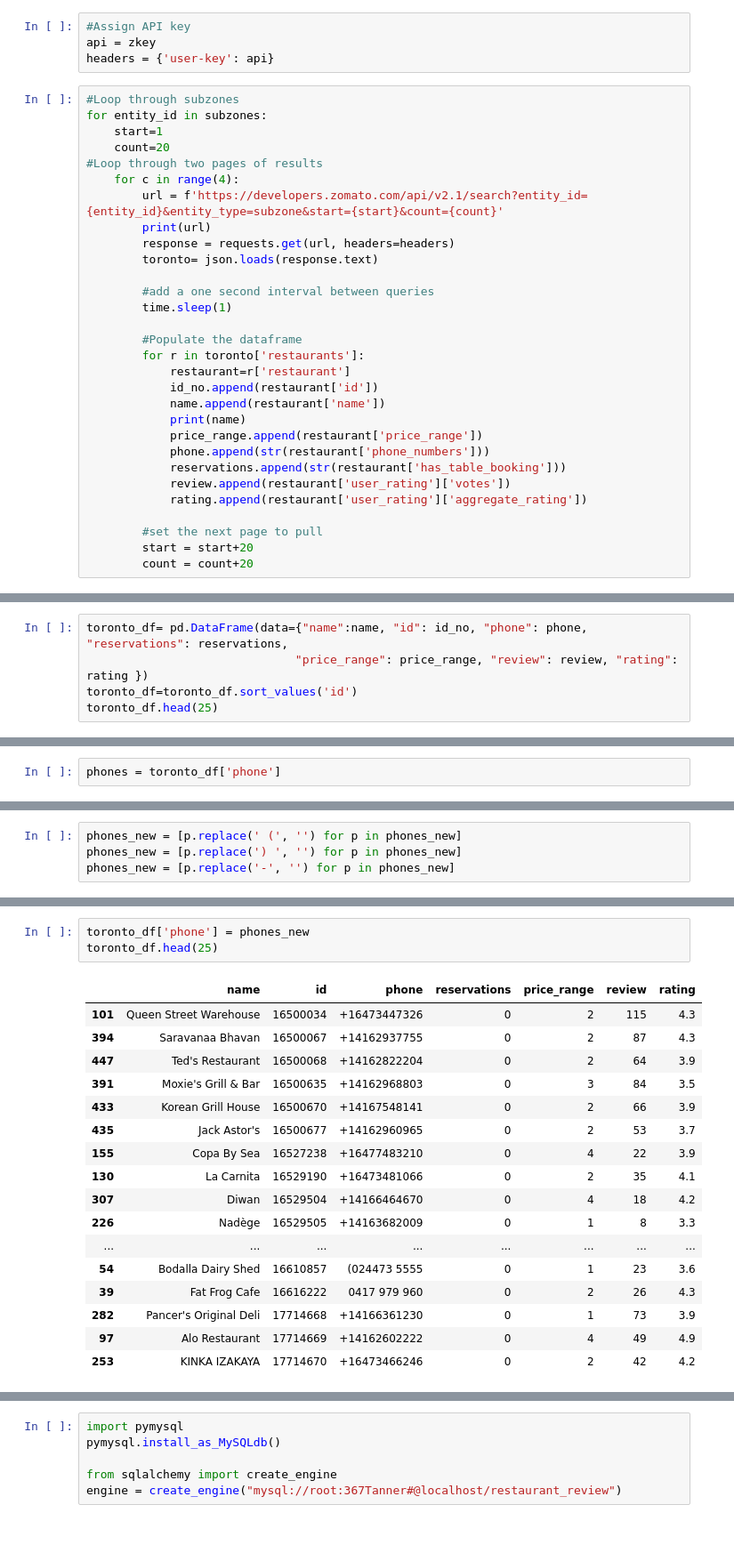
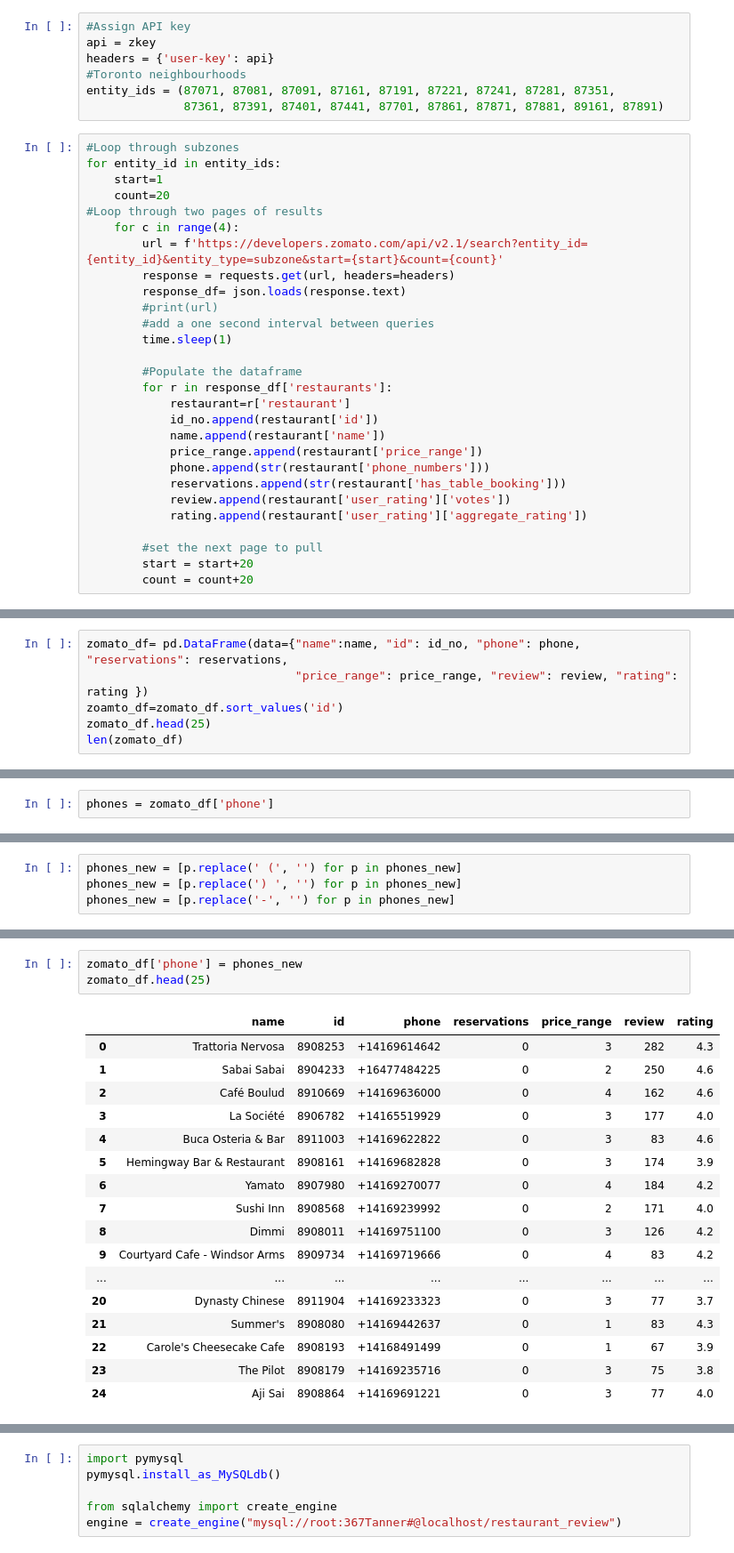
Before and after one commit to afreites/DineoutConsolidator, a Jupyter notebook: data/zomato_db.ipynb, the cells around one changed output, grey strips where cells are left out. Shown: that part at 89% size. Cells and saved outputs as stored; diff of their text form.

Commit message:
final data extraction code

```diff
--- a/data/zomato_db.ipynb
+++ b/data/zomato_db.ipynb
@@ -22,27 +21,28 @@ entity_ids=[87081, 89161, 87881, 87221, 87871, 87091]
 #Assign API key
 api = zkey
 headers = {'user-key': api}
+#Toronto neighbourhoods
+entity_ids = (87071, 87081, 87091, 87161, 87191, 87221, 87241, 87281, 87351,
+              87361, 87391, 87401, 87441, 87701, 87861, 87871, 87881, 89161, 87891)
 # %%
 #Loop through subzones
-for entity_id in subzones:
+for entity_id in entity_ids:
     start=1
     count=20
 #Loop through two pages of results
     for c in range(4):
         url = f'https://developers.zomato.com/api/v2.1/search?entity_id={entity_id}&entity_type=subzone&start={start}&count={count}'
-        print(url)
         response = requests.get(url, headers=headers)
-        toronto= json.loads(response.text)
-
+        response_df= json.loads(response.text)
+        #print(url)
         #add a one second interval between queries
         time.sleep(1)
 
         #Populate the dataframe
-        for r in toronto['restaurants']:
+        for r in response_df['restaurants']:
             restaurant=r['restaurant']
             id_no.append(restaurant['id'])
             name.append(restaurant['name'])
-            print(name)
             price_range.append(restaurant['price_range'])
             phone.append(str(restaurant['phone_numbers']))
             reservations.append(str(restaurant['has_table_booking']))
@@ -73,6 +55,7 @@ https://developers.zomato.com/api/v2.1/search?entity_id=87081&entity_type=subzon
 # %%
-toronto_df= pd.DataFrame(data={"name":name, "id": id_no, "phone": phone, "reservations": reservations,
+zomato_df= pd.DataFrame(data={"name":name, "id": id_no, "phone": phone, "reservations": reservations,
                               "price_range": price_range, "review": review, "rating": rating })
-toronto_df=toronto_df.sort_values('id')
-toronto_df.head(25)
+zoamto_df=zomato_df.sort_values('id')
+zomato_df.head(25)
+len(zomato_df)
 # %% [output]
@@ -100,2 +63,2 @@ print(len(toronto_df))
 # %%
-phones = toronto_df['phone']
+phones = zomato_df['phone']
@@ -112,23 +95,23 @@ print (phones_new)
 # %%
-toronto_df['phone'] = phones_new
-toronto_df.head(25)
+zomato_df['phone'] = phones_new
+zomato_df.head(25)
 # %% [output]
 |  | name | id | phone | reservations | price_range | review | rating |
-| 101 | Queen Street Warehouse | 16500034 | +16473447326 | 0 | 2 | 115 | 4.3 |
-| 394 | Saravanaa Bhavan | 16500067 | +14162937755 | 0 | 2 | 87 | 4.3 |
-| 447 | Ted's Restaurant | 16500068 | +14162822204 | 0 | 2 | 64 | 3.9 |
-| 391 | Moxie's Grill & Bar | 16500635 | +14162968803 | 0 | 3 | 84 | 3.5 |
-| 433 | Korean Grill House | 16500670 | +14167548141 | 0 | 2 | 66 | 3.9 |
-| 435 | Jack Astor's | 16500677 | +14162960965 | 0 | 2 | 53 | 3.7 |
-| 155 | Copa By Sea | 16527238 | +16477483210 | 0 | 4 | 22 | 3.9 |
-| 130 | La Carnita | 16529190 | +16473481066 | 0 | 2 | 35 | 4.1 |
-| 307 | Diwan | 16529504 | +14166464670 | 0 | 4 | 18 | 4.2 |
-| 226 | Nadège | 16529505 | +14163682009 | 0 | 1 | 8 | 3.3 |
+| 0 | Trattoria Nervosa | 8908253 | +14169614642 | 0 | 3 | 282 | 4.3 |
+| 1 | Sabai Sabai | 8904233 | +16477484225 | 0 | 2 | 250 | 4.6 |
+| 2 | Café Boulud | 8910669 | +14169636000 | 0 | 4 | 162 | 4.6 |
+| 3 | La Société | 8906782 | +14165519929 | 0 | 3 | 177 | 4.0 |
+| 4 | Buca Osteria & Bar | 8911003 | +14169622822 | 0 | 3 | 83 | 4.6 |
+| 5 | Hemingway Bar & Restaurant | 8908161 | +14169682828 | 0 | 3 | 174 | 3.9 |
+| 6 | Yamato | 8907980 | +14169270077 | 0 | 4 | 184 | 4.2 |
+| 7 | Sushi Inn | 8908568 | +14169239992 | 0 | 2 | 171 | 4.0 |
+| 8 | Dimmi | 8908011 | +14169751100 | 0 | 3 | 126 | 4.2 |
+| 9 | Courtyard Cafe - Windsor Arms | 8909734 | +14169719666 | 0 | 4 | 83 | 4.2 |
 | ... | ... | ... | ... | ... | ... | ... | ... |
-| 54 | Bodalla Dairy Shed | 16610857 | (024473 5555 | 0 | 1 | 23 | 3.6 |
-| 39 | Fat Frog Cafe | 16616222 | 0417 979 960 | 0 | 2 | 26 | 4.3 |
-| 282 | Pancer's Original Deli | 17714668 | +14166361230 | 0 | 1 | 73 | 3.9 |
-| 97 | Alo Restaurant | 17714669 | +14162602222 | 0 | 4 | 49 | 4.9 |
-| 253 | KINKA IZAKAYA | 17714670 | +16473466246 | 0 | 2 | 42 | 4.2 |
+| 20 | Dynasty Chinese | 8911904 | +14169233323 | 0 | 3 | 77 | 3.7 |
+| 21 | Summer's | 8908080 | +14169442637 | 0 | 1 | 83 | 4.3 |
+| 22 | Carole's Cheesecake Cafe | 8908193 | +14168491499 | 0 | 1 | 67 | 3.9 |
+| 23 | The Pilot | 8908179 | +14169235716 | 0 | 3 | 75 | 3.8 |
+| 24 | Aji Sai | 8908864 | +14169691221 | 0 | 3 | 77 | 4.0 |
 # %%
 #Save to a CSV all data retrieved
```
Also changed, not shown: parts of 9 cells of this notebook.
